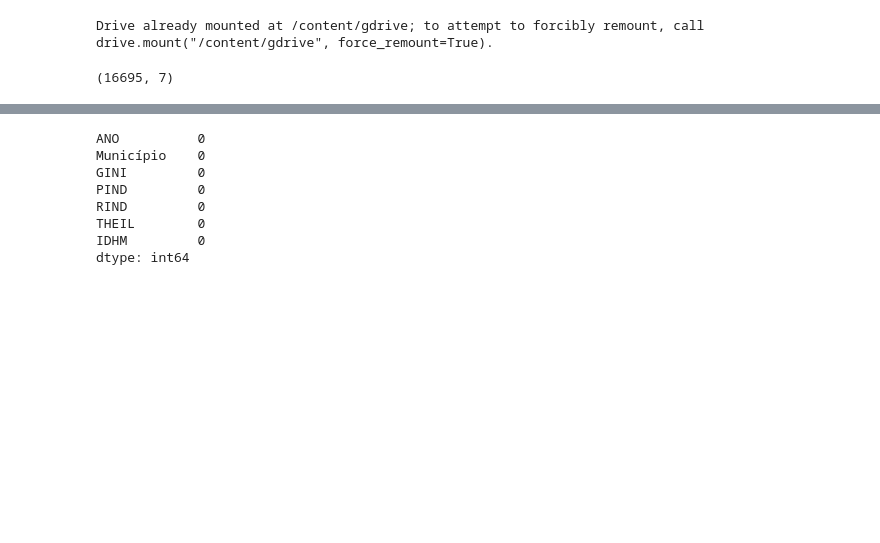
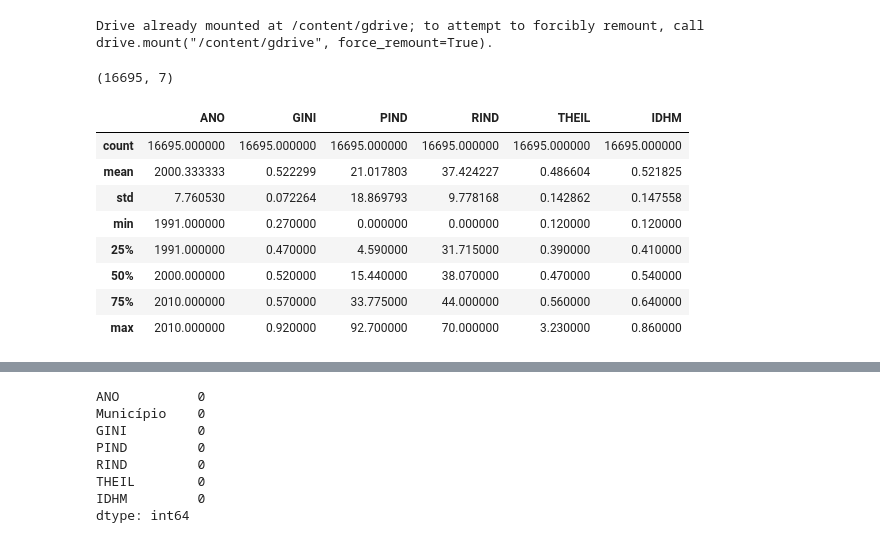
Before and after one commit to arcursino/FATEC, a Jupyter notebook: gini_idh.ipynb, the cells around one changed output, grey strips where cells are left out. Saved outputs shown, nothing was run; the diff lists cells and outputs as text; code cells hidden in the pictures; blank space fills up the shorter version.

```diff
--- a/gini_idh.ipynb
+++ b/gini_idh.ipynb
@@ -17,7 +17,17 @@ df.shape
 # %% [output]
 (16695, 7)
 # %%
-df.describe()
+df.groupbydescribe()
+# %% [output]
+|  | ANO | GINI | PIND | RIND | THEIL | IDHM |
+| count | 16695.000000 | 16695.000000 | 16695.000000 | 16695.000000 | 16695.000000 | 16695.000000 |
+| mean | 2000.333333 | 0.522299 | 21.017803 | 37.424227 | 0.486604 | 0.521825 |
+| std | 7.760530 | 0.072264 | 18.869793 | 9.778168 | 0.142862 | 0.147558 |
+| min | 1991.000000 | 0.270000 | 0.000000 | 0.000000 | 0.120000 | 0.120000 |
+| 25% | 1991.000000 | 0.470000 | 4.590000 | 31.715000 | 0.390000 | 0.410000 |
+| 50% | 2000.000000 | 0.520000 | 15.440000 | 38.070000 | 0.470000 | 0.540000 |
+| 75% | 2010.000000 | 0.570000 | 33.775000 | 44.000000 | 0.560000 | 0.640000 |
+| max | 2010.000000 | 0.920000 | 92.700000 | 70.000000 | 3.230000 | 0.860000 |
 # %%
 df.info()
 # %% [output]
```
Also changed, not shown: parts of 20 cells of this notebook.
